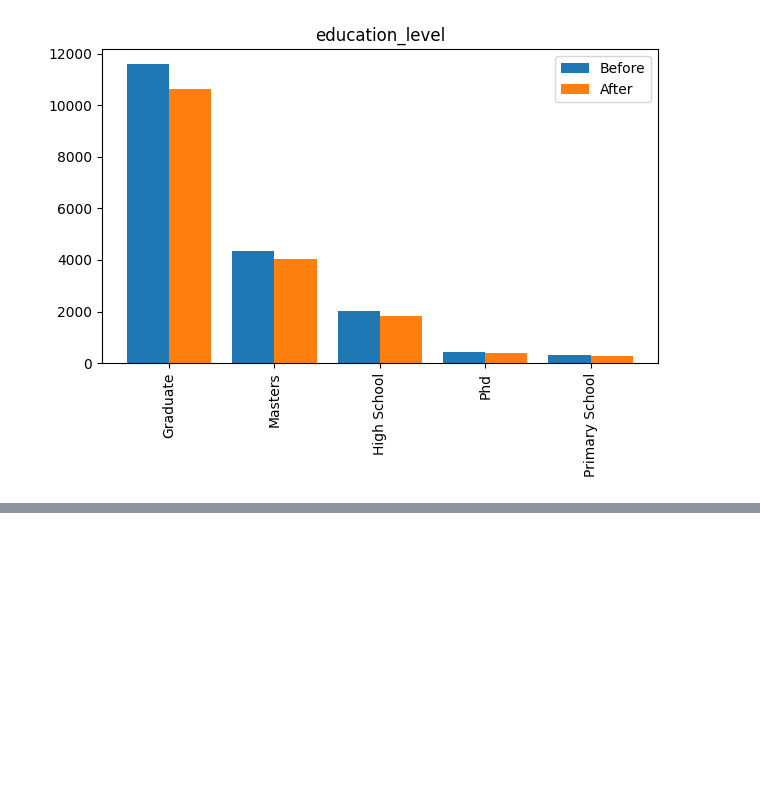
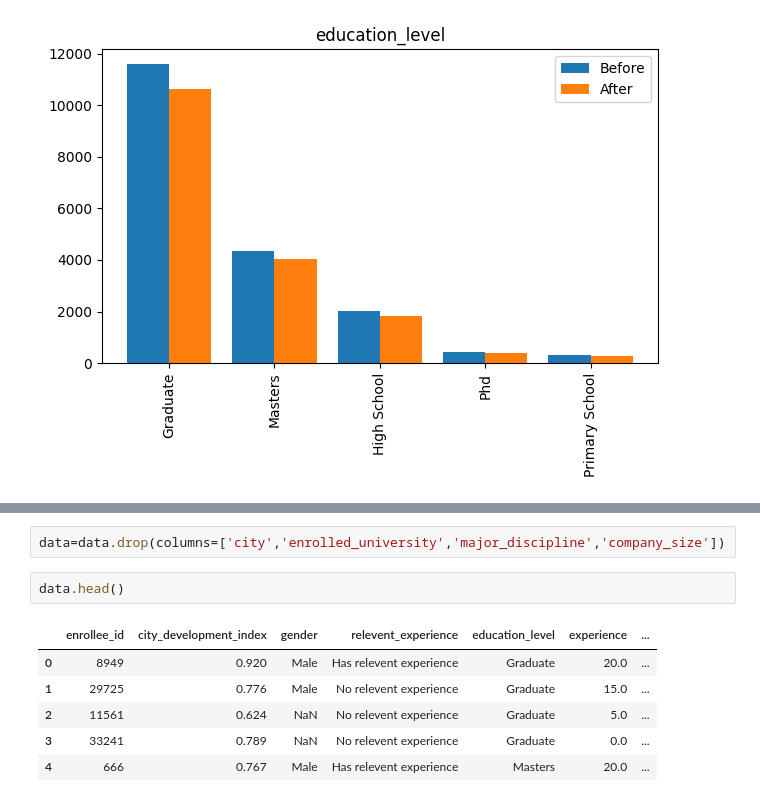
Before and after one commit to khanalasmit/machinelearning, a Jupyter notebook: handelling_missing_data.ipynb, the cells around one changed output, grey strips where cells are left out. Saved outputs shown, nothing was run; the diff lists cells and outputs as text; blank space fills up the shorter version.

Commit message:
Changes to the handelling missing data notebook

```diff
--- a/handelling_missing_data.ipynb
+++ b/handelling_missing_data.ipynb
@@ -213,0 +264,11 @@ Name: count, dtype: int64
+# %%
+data=data.drop(columns=['city','enrolled_university','major_discipline','company_size'])
+# %%
+data.head()
+# %% [output]
+|  | enrollee_id | city_development_index | gender | relevent_experience | education_level | experience | ... |
+| 0 | 8949 | 0.920 | Male | Has relevent experience | Graduate | 20.0 | ... |
+| 1 | 29725 | 0.776 | Male | No relevent experience | Graduate | 15.0 | ... |
+| 2 | 11561 | 0.624 | NaN | No relevent experience | Graduate | 5.0 | ... |
+| 3 | 33241 | 0.789 | NaN | No relevent experience | Graduate | 0.0 | ... |
+| 4 | 666 | 0.767 | Male | Has relevent experience | Masters | 20.0 | ... |
```
Also changed, not shown: parts of 11 cells of this notebook.
